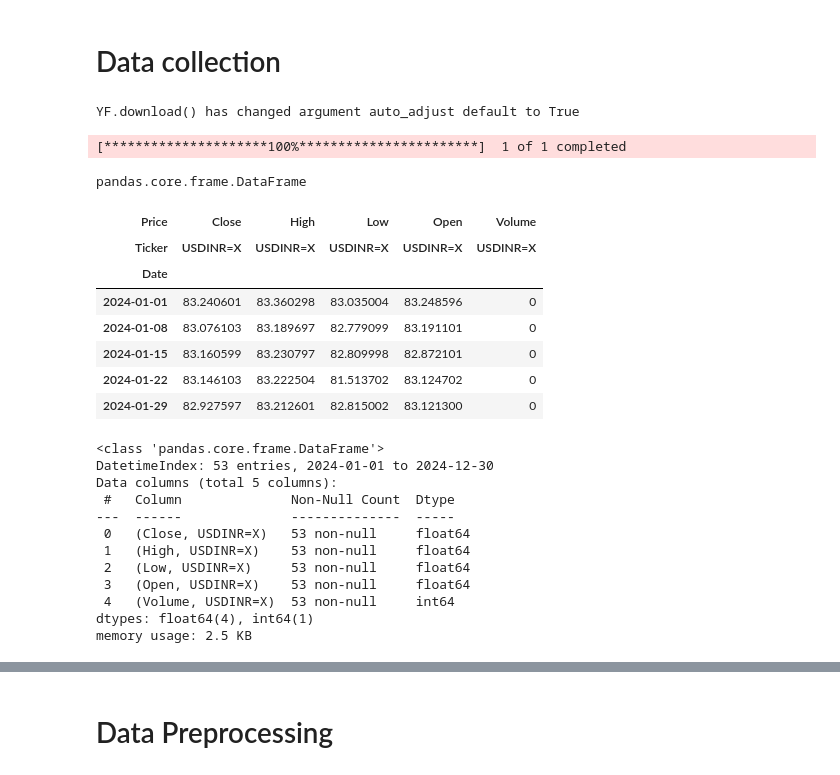
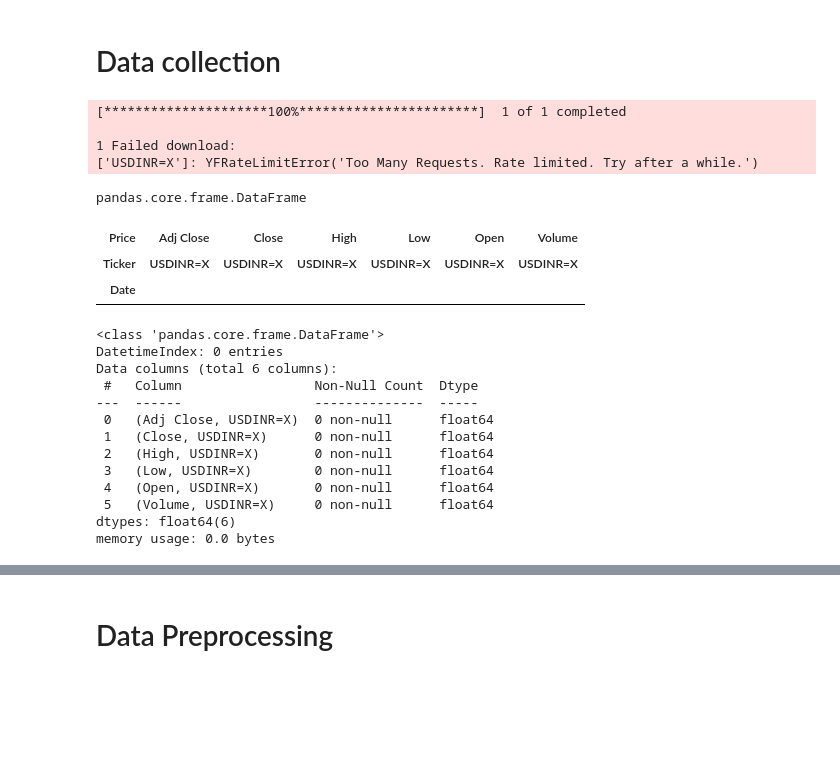
Before and after one commit to Kprakash9426/Gold-Price-Prediction, a Jupyter notebook: gold_price_prediction.ipynb, the cells around one changed output, grey strips where cells are left out. Drawn from its saved outputs; the diff is of its cells as text; code cells hidden in the pictures; blank space fills up the shorter version.

```diff
--- a/gold_price_prediction.ipynb
+++ b/gold_price_prediction.ipynb
@@ -5,38 +5,36 @@ import yfinance as yf
 # %% [markdown]
 # Data collection
 # %%
-usd_inr=yf.download('USDINR=X',start='2024-01-01',end='2024-12-31',interval='1wk')
+usd_inr=yf.download('USDINR=X',start='2024-01-01',end='2025-12-31',interval='1wk')
 # %% [output]
-YF.download() has changed argument auto_adjust default to True
+[*********************100%***********************]  1 of 1 completed
+
+1 Failed download:
+['USDINR=X']: YFRateLimitError('Too Many Requests. Rate limited. Try after a while.')
-[*********************100%***********************]  1 of 1 completed
 # %%
 type(usd_inr)
 # %% [output]
 pandas.core.frame.DataFrame
 # %%
-usd_inr.head()
+usd_inr
 # %% [output]
-| Price | Close | High | Low | Open | Volume |
-| Ticker | USDINR=X | USDINR=X | USDINR=X | USDINR=X | USDINR=X |
-| Date |  |  |  |  |  |
-| 2024-01-01 | 83.240601 | 83.360298 | 83.035004 | 83.248596 | 0 |
-| 2024-01-08 | 83.076103 | 83.189697 | 82.779099 | 83.191101 | 0 |
-| 2024-01-15 | 83.160599 | 83.230797 | 82.809998 | 82.872101 | 0 |
-| 2024-01-22 | 83.146103 | 83.222504 | 81.513702 | 83.124702 | 0 |
-| 2024-01-29 | 82.927597 | 83.212601 | 82.815002 | 83.121300 | 0 |
+| Price | Adj Close | Close | High | Low | Open | Volume |
+| Ticker | USDINR=X | USDINR=X | USDINR=X | USDINR=X | USDINR=X | USDINR=X |
+| Date |  |  |  |  |  |  |
 # %%
 usd_inr.info()
 # %% [output]
 <class 'pandas.core.frame.DataFrame'>
-DatetimeIndex: 53 entries, 2024-01-01 to 2024-12-30
-Data columns (total 5 columns):
- #   Column              Non-Null Count  Dtype
----  ------              --------------  -----
- 0   (Close, USDINR=X)   53 non-null     float64
- 1   (High, USDINR=X)    53 non-null     float64
- 2   (Low, USDINR=X)     53 non-null     float64
- 3   (Open, USDINR=X)    53 non-null     float64
- 4   (Volume, USDINR=X)  53 non-null     int64
-dtypes: float64(4), int64(1)
-memory usage: 2.5 KB
+DatetimeIndex: 0 entries
+Data columns (total 6 columns):
+ #   Column                 Non-Null Count  Dtype
+---  ------                 --------------  -----
+ 0   (Adj Close, USDINR=X)  0 non-null      float64
+ 1   (Close, USDINR=X)      0 non-null      float64
+ 2   (High, USDINR=X)       0 non-null      float64
+ 3   (Low, USDINR=X)        0 non-null      float64
+ 4   (Open, USDINR=X)       0 non-null      float64
+ 5   (Volume, USDINR=X)     0 non-null      float64
+dtypes: float64(6)
+memory usage: 0.0 bytes
 # %%
```
Also changed, not shown: parts of 78 cells of this notebook, 5 other files.
